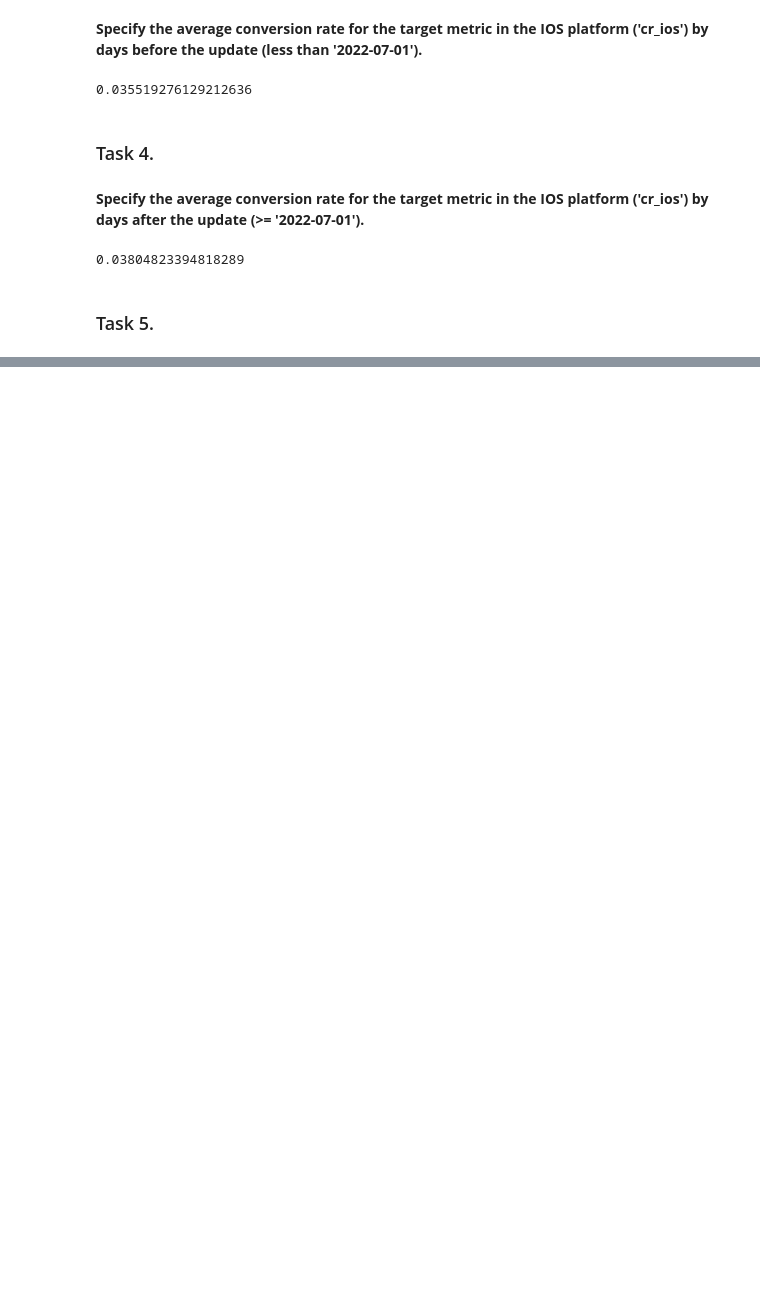
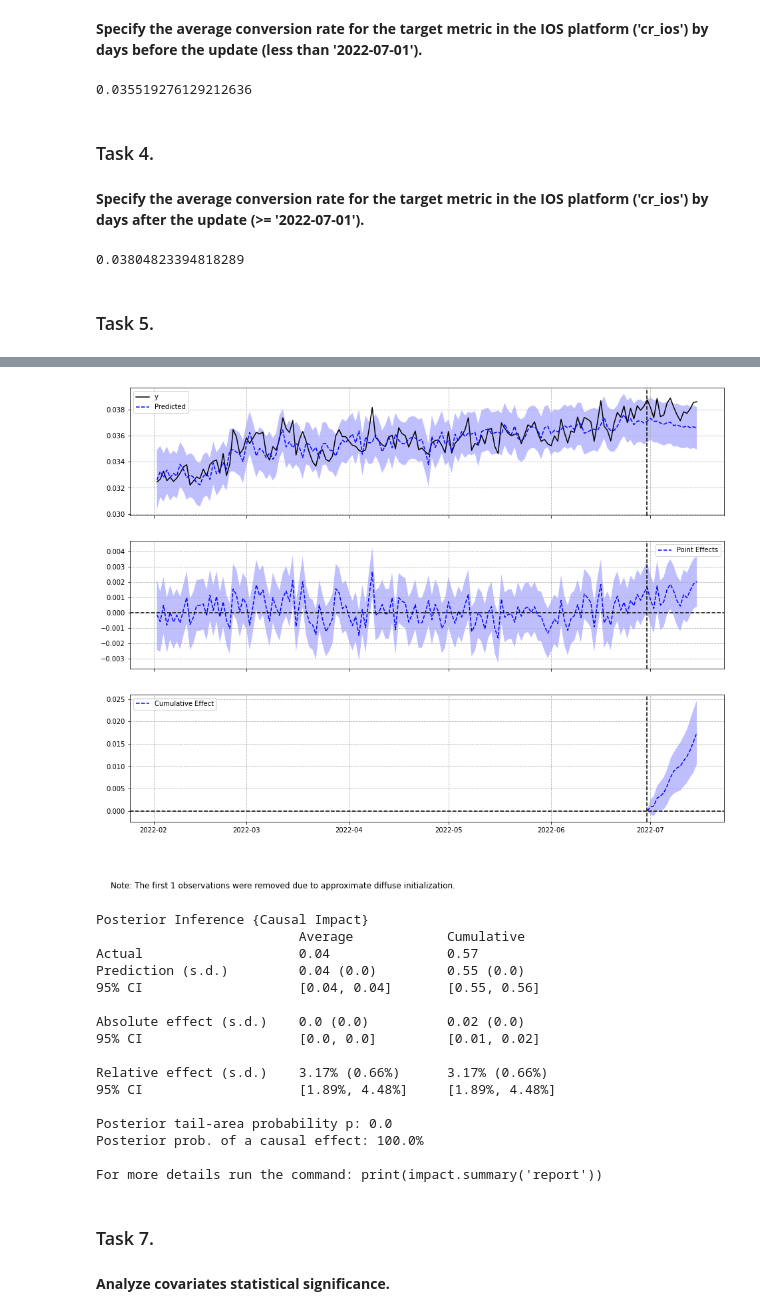
Before and after one commit to nktnlx/advanced_data_analysis_course, a Jupyter notebook: 03_ab_testing/12_causal_impact.ipynb, the cells around one changed output, grey strips where cells are left out. Saved outputs shown, nothing was run; the diff lists cells and outputs as text; code cells hidden in the pictures; blank space fills up the shorter version.

Commit message:
all tasks finished

```diff
--- a/03_ab_testing/12_causal_impact.ipynb
+++ b/03_ab_testing/12_causal_impact.ipynb
@@ -147,0 +208,6 @@ tbc..
+# %%
+ts_data = df_pivot[['event_date', 'cr_ios', 'cr_android', 'cnt_view_android', 'cnt_fav_android']]
+# %%
+ts_data.set_index('event_date', inplace=True)
+# %%
+ts_data.rename_axis(None, inplace=True)
@@ -147,0 +230,29 @@ tbc..
+# %%
+ts_pre_period = [pd.to_datetime(date) for date in ['2022-02-01', '2022-06-30']]
+ts_post_period = [pd.to_datetime(date) for date in ['2022-07-01', '2022-07-15']]
+# %%
+ci = CausalImpact(ts_data, ts_pre_period, ts_post_period, alpha = 0.05)
+ci.plot(figsize = (16, 12))
+print(ci.summary())
+# %% [output]
+[figure, added]
+Posterior Inference {Causal Impact}
+                          Average            Cumulative
+Actual                    0.04               0.57
+Prediction (s.d.)         0.04 (0.0)         0.55 (0.0)
+95% CI                    [0.04, 0.04]       [0.55, 0.56]
+
+Absolute effect (s.d.)    0.0 (0.0)          0.02 (0.0)
+95% CI                    [0.0, 0.0]         [0.01, 0.02]
+
+Relative effect (s.d.)    3.17% (0.66%)      3.17% (0.66%)
+95% CI                    [1.89%, 4.48%]     [1.89%, 4.48%]
+
+Posterior tail-area probability p: 0.0
+Posterior prob. of a causal effect: 100.0%
+
+For more details run the command: print(impact.summary('report'))
+# %% [markdown]
+### Task 7.
+# %% [markdown]
+**Analyze covariates statistical significance.**
```
Also changed, not shown: parts of 38 cells of this notebook.
